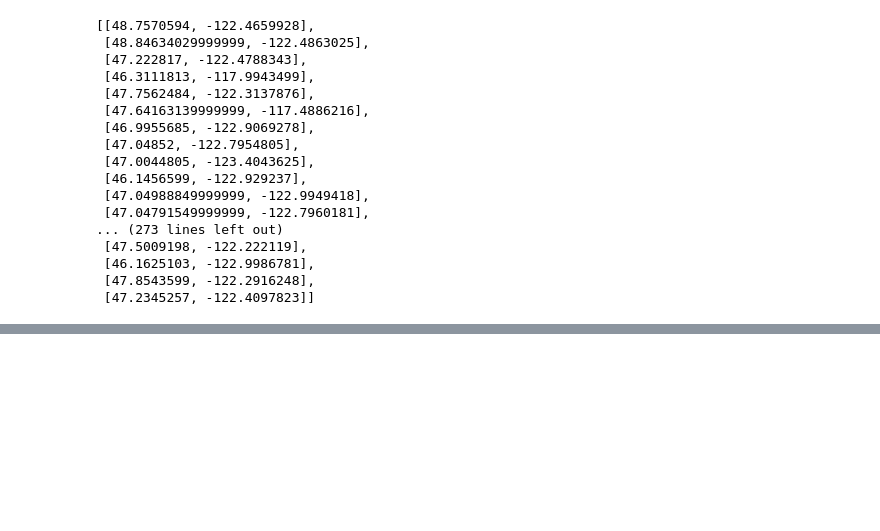
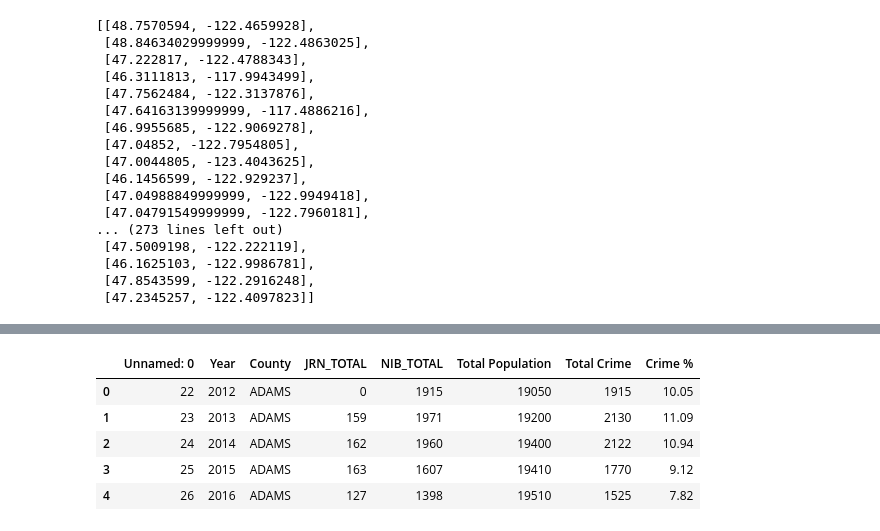
Before and after one commit to accacheung/MAKVL, a Jupyter notebook: Store_Map.ipynb, the cells around one changed output, grey strips where cells are left out. Saved outputs shown, nothing was run; the diff lists cells and outputs as text; code cells hidden in the pictures; blank space fills up the shorter version.

```diff
--- a/Store_Map.ipynb
+++ b/Store_Map.ipynb
@@ -129,3 +135,16 @@ fig.add_layer(markers)
 fig
 # %% [output]
 [interactive output not drawn]
+# %%
+# Import sorted crime data to plot heatmap of crime data
+crime_df = pd.read_csv("Resources/df_crime_sorted_Total.csv")
+#crime_df = crime_df.drop(crime_df.columns[[0]], axis = 1, inplace=True)
+
+crime_df.head()
+# %% [output]
+|  | Unnamed: 0 | Year | County | JRN_TOTAL | NIB_TOTAL | Total Population | Total Crime | Crime % |
+| 0 | 22 | 2012 | ADAMS | 0 | 1915 | 19050 | 1915 | 10.05 |
+| 1 | 23 | 2013 | ADAMS | 159 | 1971 | 19200 | 2130 | 11.09 |
+| 2 | 24 | 2014 | ADAMS | 162 | 1960 | 19400 | 2122 | 10.94 |
+| 3 | 25 | 2015 | ADAMS | 163 | 1607 | 19410 | 1770 | 9.12 |
+| 4 | 26 | 2016 | ADAMS | 127 | 1398 | 19510 | 1525 | 7.82 |
```
Also changed, not shown: parts of 11 cells of this notebook, 3 other files.
